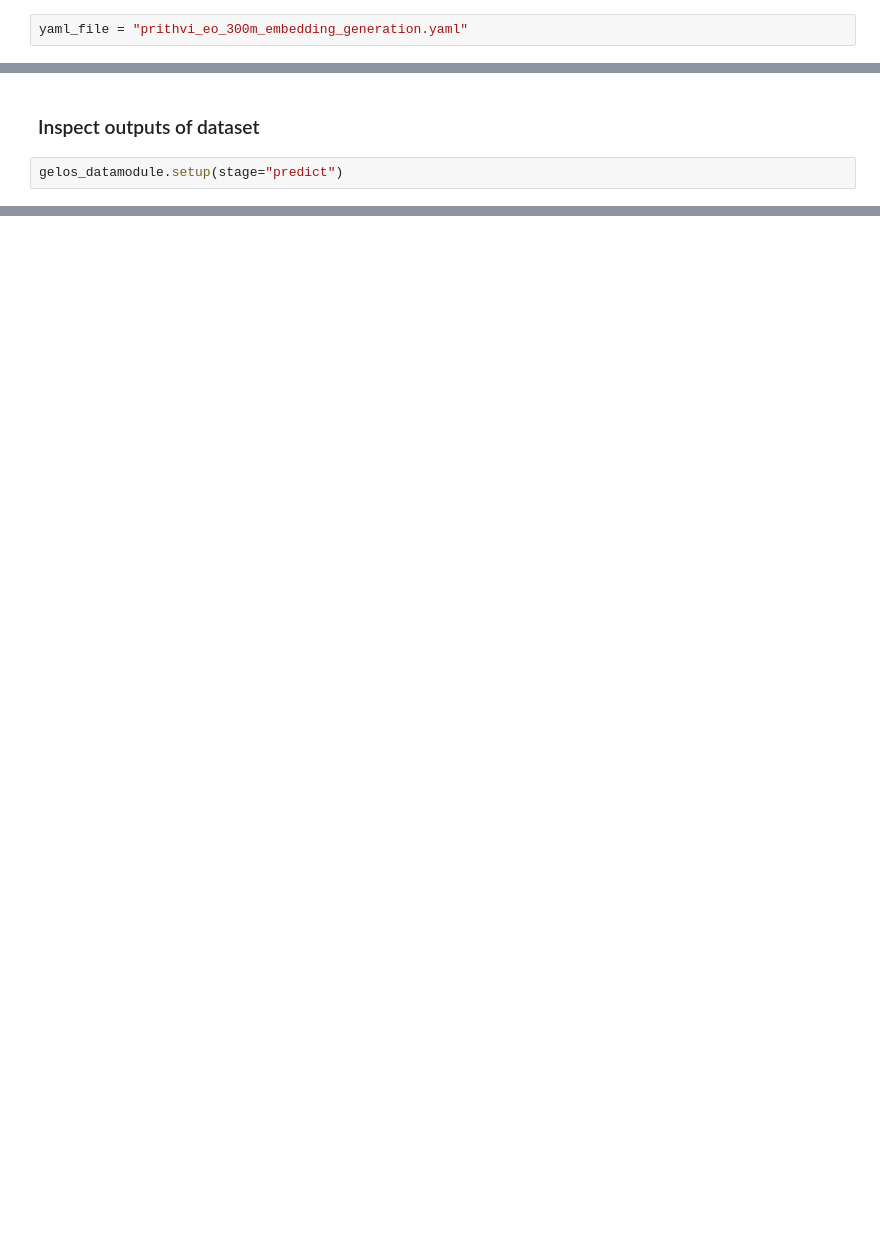
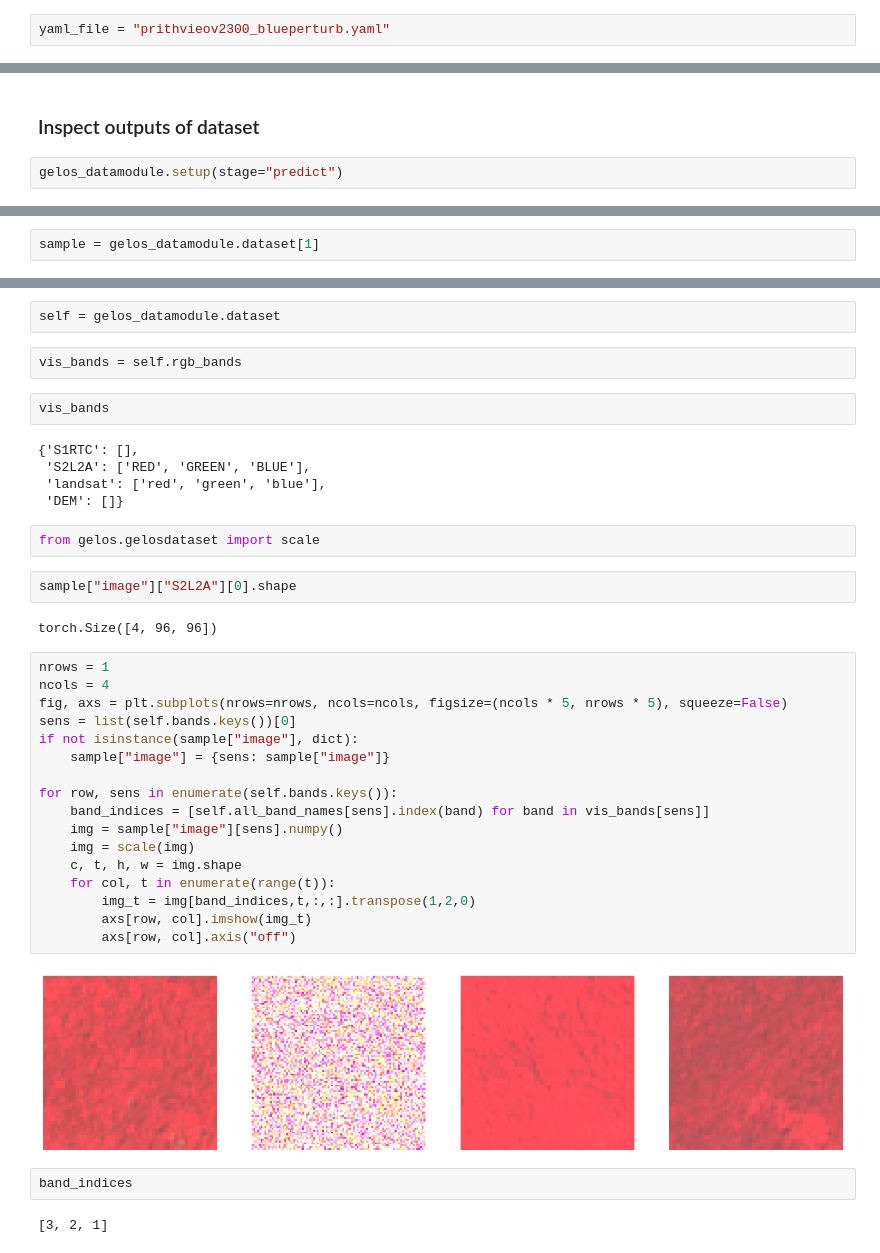
Before and after one commit to ClarkCGA/gelos, a Jupyter notebook: notebooks/02_dwg_generateembeddings.ipynb, the cells around one changed output, grey strips where cells are left out. Cells and saved outputs as stored; diff of their text form; blank space fills up the shorter version.

```diff
--- a/notebooks/02_dwg_generateembeddings.ipynb
+++ b/notebooks/02_dwg_generateembeddings.ipynb
@@ -16,7 +16,7 @@ INFO:albumentations.check_version:A new version of Albumentations is available:
 # %%
 from lightning.pytorch.cli import instantiate_class
 # %%
-yaml_file = "prithvi_eo_300m_embedding_generation.yaml"
+yaml_file = "prithvieov2300_blueperturb.yaml"
 # %%
 yaml_config_directory = PROJ_ROOT / 'gelos' / 'configs'
 yaml_path = yaml_config_directory / yaml_file
@@ -146,0 +162,2 @@ file_id 0
+# %%
+sample = gelos_datamodule.dataset[1]
@@ -146,0 +166,40 @@ file_id 0
+# %%
+self = gelos_datamodule.dataset
+# %%
+vis_bands = self.rgb_bands
+# %%
+vis_bands
+# %% [output]
+{'S1RTC': [],
+ 'S2L2A': ['RED', 'GREEN', 'BLUE'],
+ 'landsat': ['red', 'green', 'blue'],
+ 'DEM': []}
+# %%
+from gelos.gelosdataset import scale
+# %%
+sample["image"]["S2L2A"][0].shape
+# %% [output]
+torch.Size([4, 96, 96])
+# %%
+nrows = 1
+ncols = 4
+fig, axs = plt.subplots(nrows=nrows, ncols=ncols, figsize=(ncols * 5, nrows * 5), squeeze=False)
+sens = list(self.bands.keys())[0]
+if not isinstance(sample["image"], dict):
+    sample["image"] = {sens: sample["image"]}
+
+for row, sens in enumerate(self.bands.keys()):
+    band_indices = [self.all_band_names[sens].index(band) for band in vis_bands[sens]]
+    img = sample["image"][sens].numpy()
+    img = scale(img)
+    c, t, h, w = img.shape
+    for col, t in enumerate(range(t)):
+        img_t = img[band_indices,t,:,:].transpose(1,2,0)
+        axs[row, col].imshow(img_t)
+        axs[row, col].axis("off")
+# %% [output]
+[figure, added]
+# %%
+band_indices
+# %% [output]
+[3, 2, 1]
```
Also changed, not shown: parts of 14 cells of this notebook, 23 other files.
